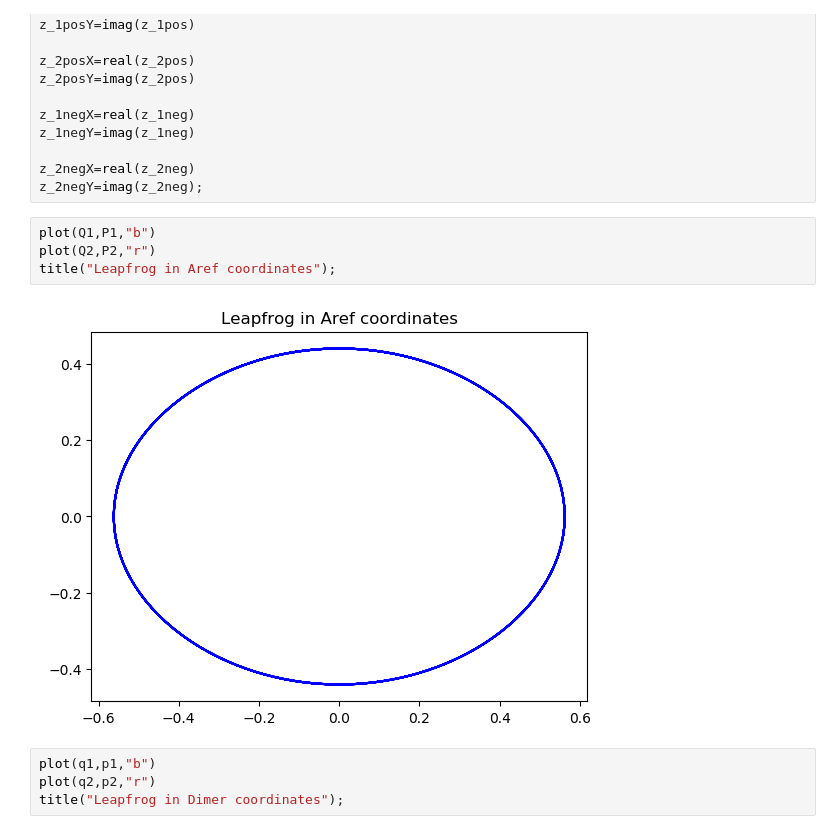
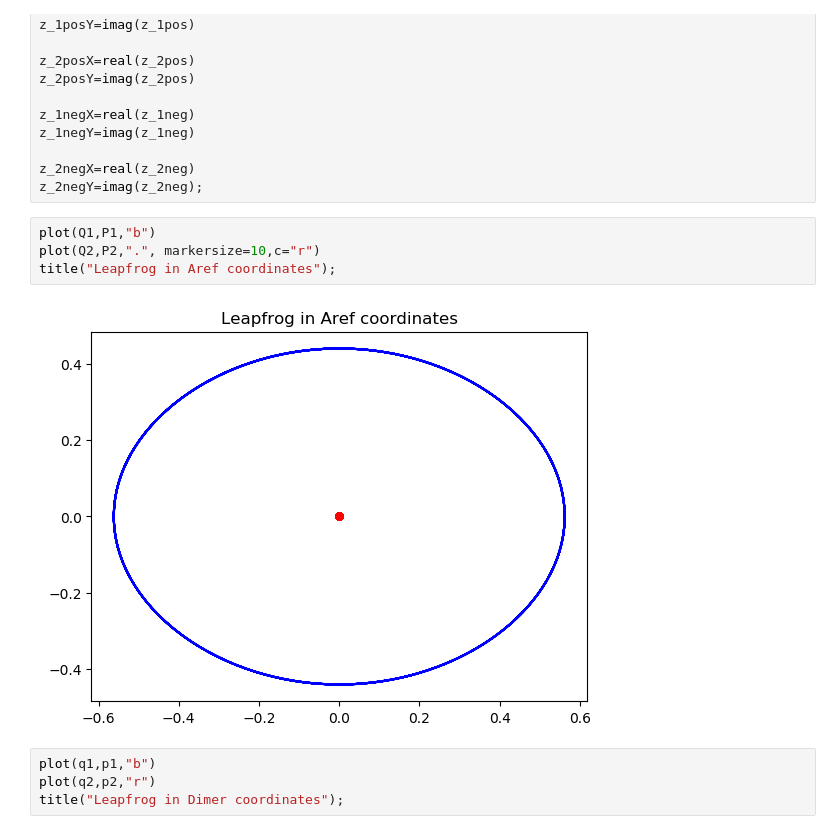
Before and after one commit to bmb29/Leap_Frog_Code, a Jupyter notebook: Exploration_h_0_12.ipynb, the cells around one changed output. Drawn from its saved outputs; the diff is of its cells as text.

```diff
--- a/Exploration_h_0_12.ipynb
+++ b/Exploration_h_0_12.ipynb
@@ -250,10 +250,10 @@ z_2negX=real(z_2neg)
 z_2negY=imag(z_2neg);
 # %%
 plot(Q1,P1,"b")
-plot(Q2,P2,"r")
+plot(Q2,P2,".", markersize=10,c="r")
 title("Leapfrog in Aref coordinates");
 # %% [output]
-[figure, old version]
+[figure, new version]
 # %%
 plot(q1,p1,"b")
 plot(q2,p2,"r")
```
Also changed, not shown: 3 other files.
